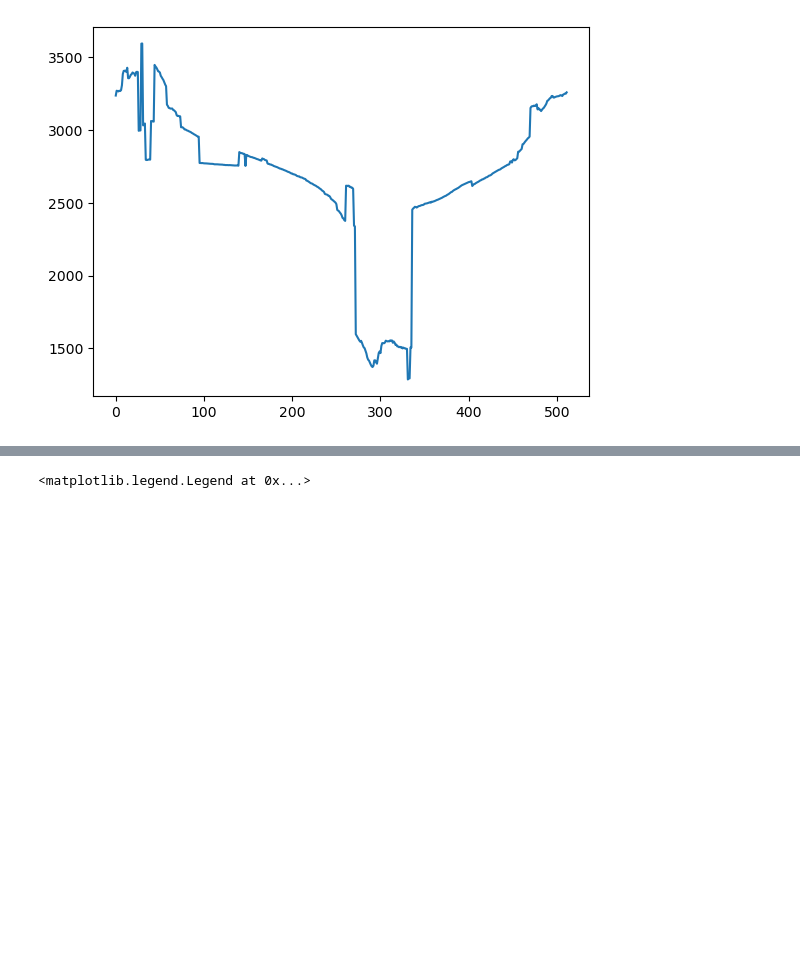
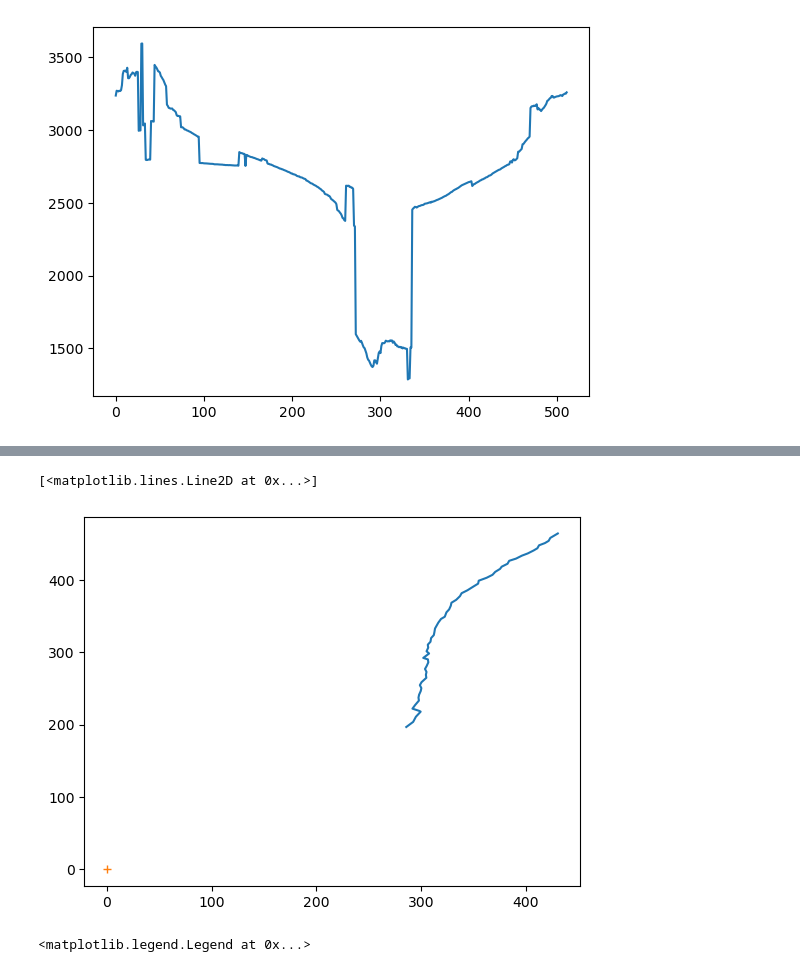
Before and after one commit to KomalKaur0/eigsep_hrzn_mapping, a Jupyter notebook: notebooks/horizon.ipynb, the cells around one changed output, grey strips where cells are left out. Drawn from its saved outputs; the diff is of its cells as text; code cells hidden in the pictures; blank space fills up the shorter version.

```diff
--- a/notebooks/horizon.ipynb
+++ b/notebooks/horizon.ipynb
@@ -148 +169,13 @@ cal_north = norths[cal_idx]
+# %%
+# find where horizon and crosshair intersect
+# cross_east = easts[np.where(easts == e)]
+# cross_north = norths[np.where(norths == n)]
+
+fig, ax = plt.subplots()
+ax.plot((easts - e)[336:400], (norths - n)[336:400])
+ax.plot(0, 0, '+')
+# why is it 335 again what
+# %% [output]
+[<matplotlib.lines.Line2D at 0x...>]
+[figure, added]
 # %%
```
Also changed, not shown: parts of 4 cells of this notebook.
